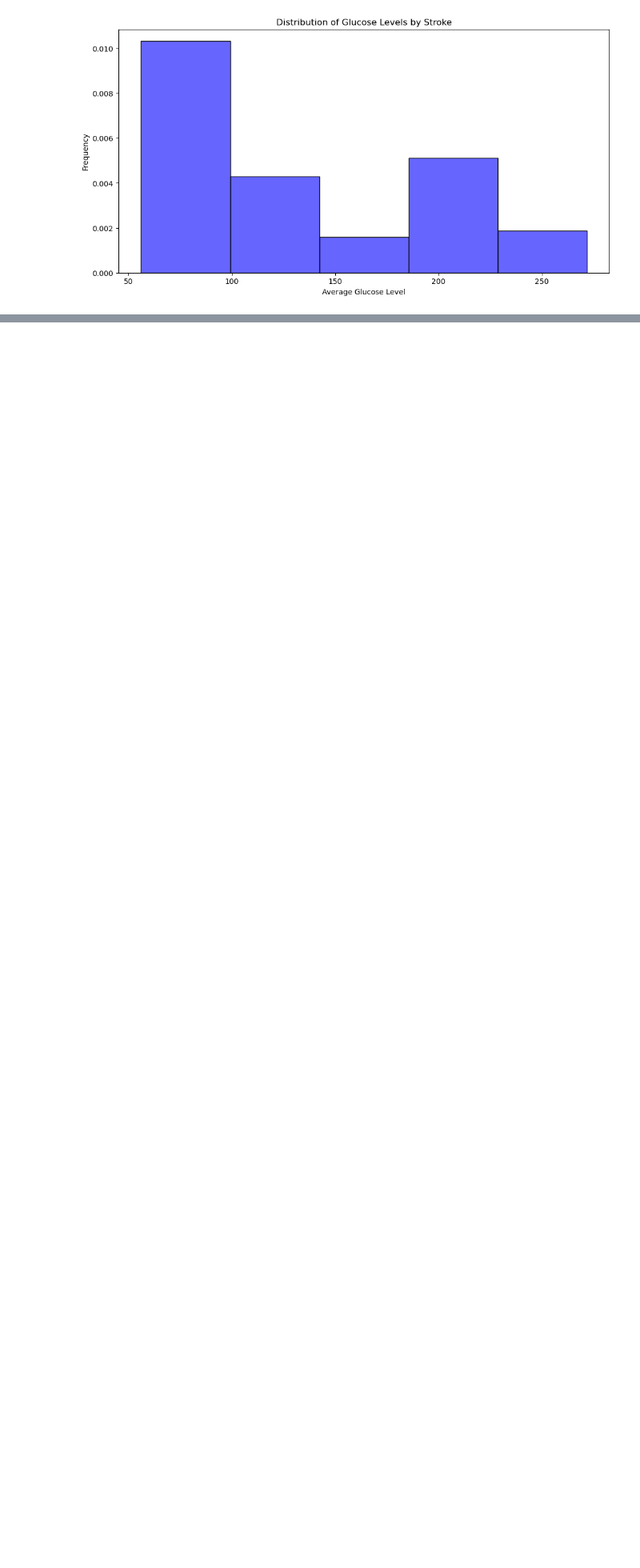
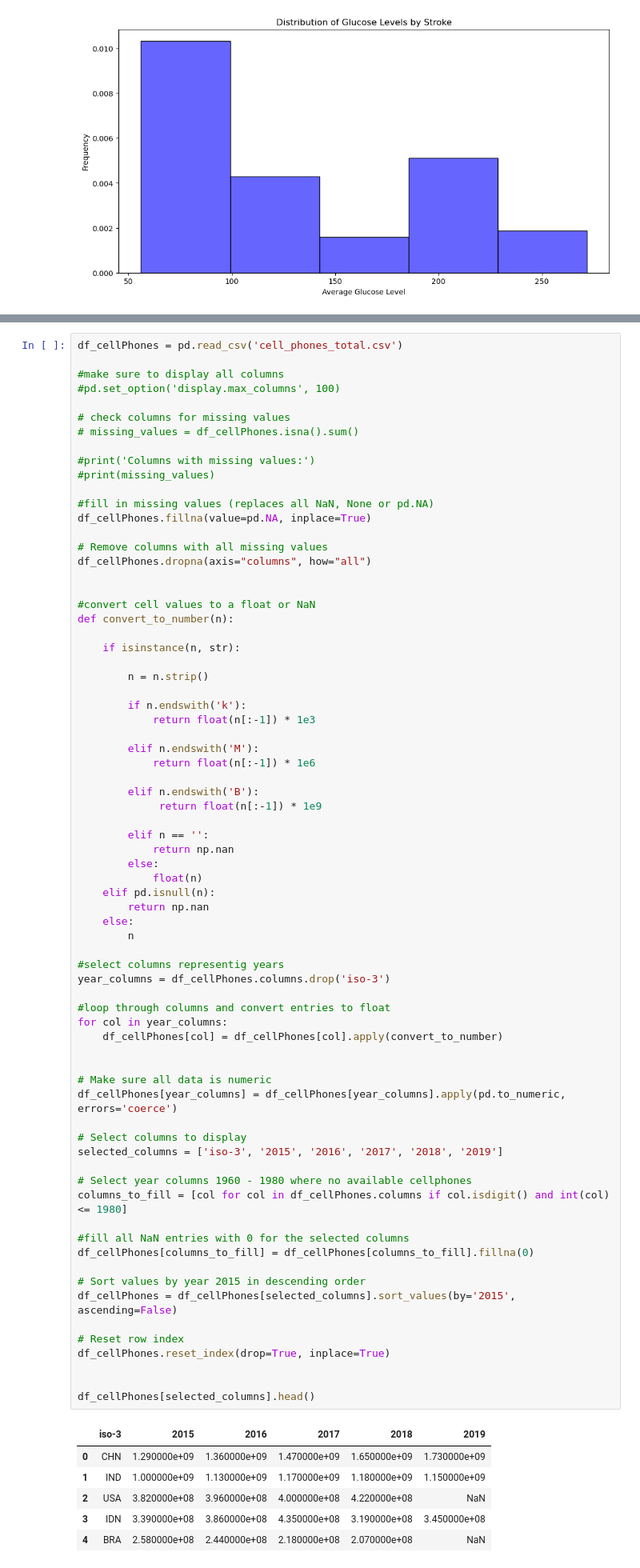
Before and after one commit to shlemondev/su-mt4007, a Jupyter notebook: HW3/HW3.ipynb, the cells around one changed output, grey strips where cells are left out. Shown at 80% size. Cells and saved outputs as stored; diff of their text form; blank space fills up the shorter version.

```diff
--- a/HW3/HW3.ipynb
+++ b/HW3/HW3.ipynb
@@ -411,0 +418,79 @@ plt.show()
+# %%
+df_cellPhones = pd.read_csv('cell_phones_total.csv')
+
+#make sure to display all columns
+#pd.set_option('display.max_columns', 100)
+
+# check columns for missing values
+# missing_values = df_cellPhones.isna().sum()
+
+#print('Columns with missing values:')
+#print(missing_values)
+
+#fill in missing values (replaces all NaN, None or pd.NA)
+df_cellPhones.fillna(value=pd.NA, inplace=True)
+
+# Remove columns with all missing values
+df_cellPhones.dropna(axis="columns", how="all")
+
+
+#convert cell values to a float or NaN
+def convert_to_number(n):
+
+    if isinstance(n, str):
+
+        n = n.strip()
+
+        if n.endswith('k'):
+            return float(n[:-1]) * 1e3
+
+        elif n.endswith('M'):
+            return float(n[:-1]) * 1e6
+
+        elif n.endswith('B'):
+             return float(n[:-1]) * 1e9
+
+        elif n == '':
+            return np.nan
+        else:
+            float(n)
+    elif pd.isnull(n):
+        return np.nan
+    else:
+        n
+
+#select columns representig years
+year_columns = df_cellPhones.columns.drop('iso-3')
+
+#loop through columns and convert entries to float
+for col in year_columns:
+    df_cellPhones[col] = df_cellPhones[col].apply(convert_to_number)
+
+
+# Make sure all data is numeric
+df_cellPhones[year_columns] = df_cellPhones[year_columns].apply(pd.to_numeric, errors='coerce')
+
+# Select columns to display
+selected_columns = ['iso-3', '2015', '2016', '2017', '2018', '2019']
+
+# Select year columns 1960 - 1980 where no available cellphones
+columns_to_fill = [col for col in df_cellPhones.columns if col.isdigit() and int(col)<= 1980]
+
+#fill all NaN entries with 0 for the selected columns
+df_cellPhones[columns_to_fill] = df_cellPhones[columns_to_fill].fillna(0)
+
+# Sort values by year 2015 in descending order
+df_cellPhones = df_cellPhones[selected_columns].sort_values(by='2015', ascending=False)
+
+# Reset row index
+df_cellPhones.reset_index(drop=True, inplace=True)
+
+
+df_cellPhones[selected_columns].head()
+# %% [output]
+|  | iso-3 | 2015 | 2016 | 2017 | 2018 | 2019 |
+| 0 | CHN | 1.290000e+09 | 1.360000e+09 | 1.470000e+09 | 1.650000e+09 | 1.730000e+09 |
+| 1 | IND | 1.000000e+09 | 1.130000e+09 | 1.170000e+09 | 1.180000e+09 | 1.150000e+09 |
+| 2 | USA | 3.820000e+08 | 3.960000e+08 | 4.000000e+08 | 4.220000e+08 | NaN |
+| 3 | IDN | 3.390000e+08 | 3.860000e+08 | 4.350000e+08 | 3.190000e+08 | 3.450000e+08 |
+| 4 | BRA | 2.580000e+08 | 2.440000e+08 | 2.180000e+08 | 2.070000e+08 | NaN |
```
Also changed, not shown: parts of 2 cells of this notebook, 7 other files.
